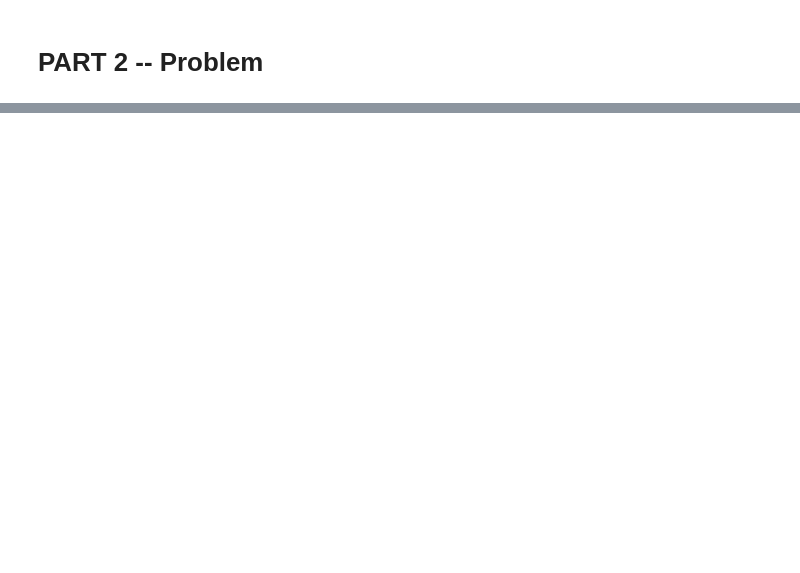
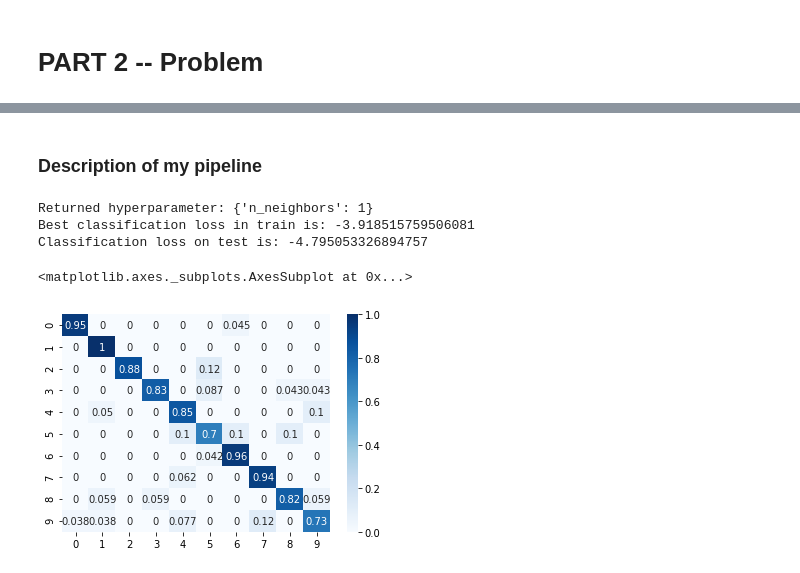
Before and after one commit to Noureddineidir/Applied-ML-ENSAE-Course-, a Jupyter notebook: TP1.ipynb, the cells around one changed output, grey strips where cells are left out. Cells and saved outputs as stored; diff of their text form; code cells hidden in the pictures; blank space fills up the shorter version.

```diff
--- a/TP1.ipynb
+++ b/TP1.ipynb
@@ -322,0 +401,51 @@ When writing your report on this part, include:
+# %%
+def my_custom_loss_func(y, y_pred, alpha = 3, beta = 1):
+    """ arguments : clf for classifier
+                    X for the features
+                    y for the true labels
+    """
+    cm = confusion_matrix(y, y_pred, normalize = 'true') #calculate confusion matrix
+    S1 = 0 #initialize S1
+    S2 = 0 #initialize S2
+    S3 = 0 #initialize S3; S3 is define as the sum of diagonal coefficient
+
+    for i in range(5,10): # calculate S1
+        for j in range(5):
+            S1 += cm[i,j]
+
+    for i in range(10): # calculate S3
+        S3 += cm[i,i]
+
+    for i in range(10):
+        for j in range(10):
+            S2 += cm[i,j]
+
+    S2 = S2 - S1 - S3
+
+    return alpha * S1 + beta * S2
+# %%
+from sklearn.metrics import make_scorer
+new_scorer = make_scorer(my_custom_loss_func, greater_is_better = False)
+# %% [markdown]
+### Description of my pipeline
+# %%
+# GridSearchCV with kNN : a simple baseline
+knn = KNeighborsClassifier() # defining classifier
+parameters = {'n_neighbors': [1, 2, 3, 4, 5]} # defining parameter space
+clf = GridSearchCV(knn, parameters, cv=3, scoring = new_scorer)
+clf.fit(X_train, y_train)
+
+print('Returned hyperparameter: {}'.format(clf.best_params_))
+print('Best classification loss in train is: {}'.format(clf.best_score_))
+print('Classification loss on test is: {}'.format(clf.score(X_test, y_test)))
+# %% [output]
+Returned hyperparameter: {'n_neighbors': 1}
+Best classification loss in train is: -3.918515759506081
+Classification loss on test is: -4.795053326894757
+# %%
+y_pred = clf.predict(X_test)
+# %%
+sns.heatmap(confusion_matrix(y_test, y_pred, normalize = 'true'), annot=True, cmap='Blues')
+# %% [output]
+<matplotlib.axes._subplots.AxesSubplot at 0x...>
+[figure, added]
```
Also changed, not shown: parts of 51 cells of this notebook.
